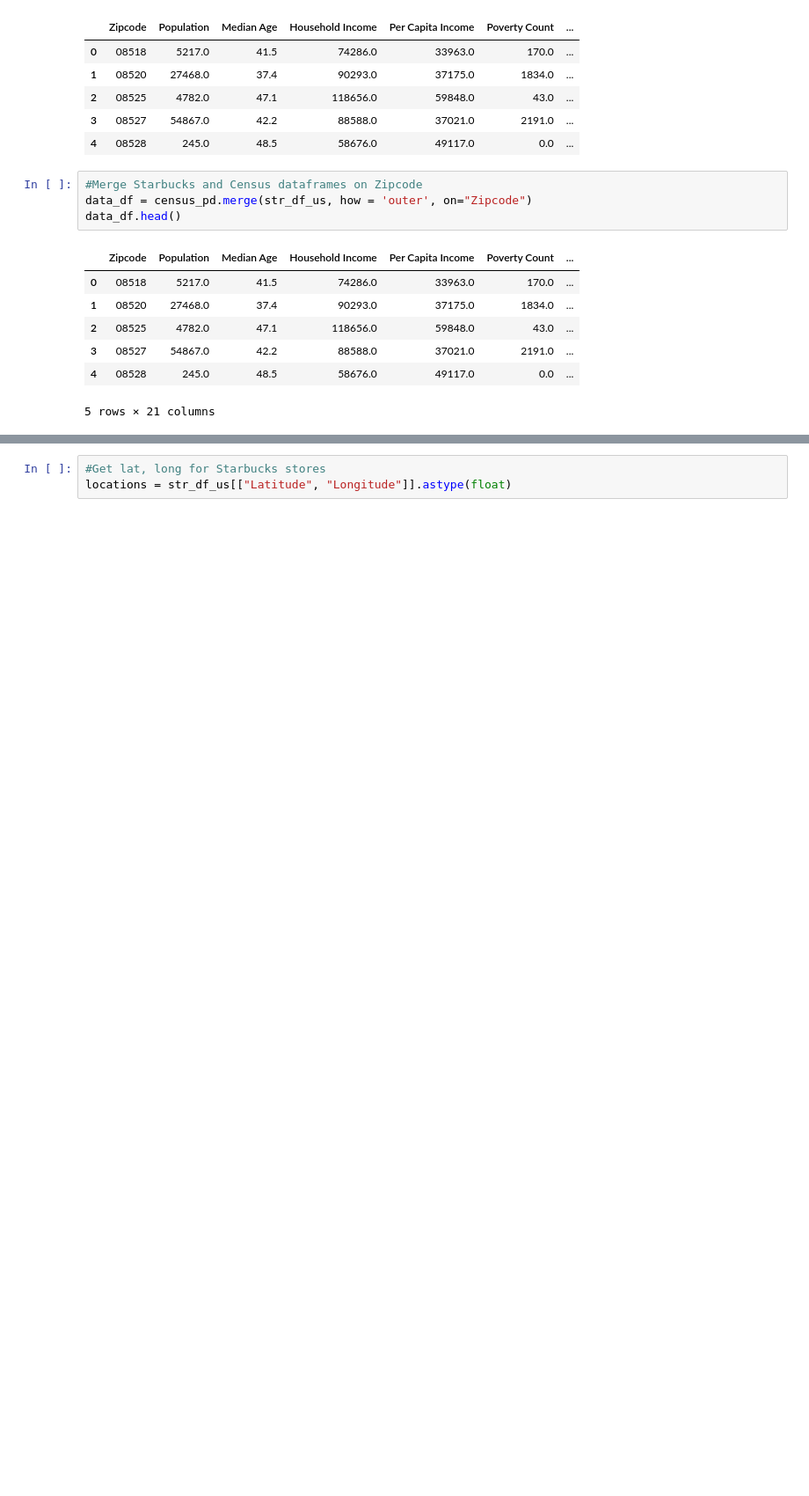
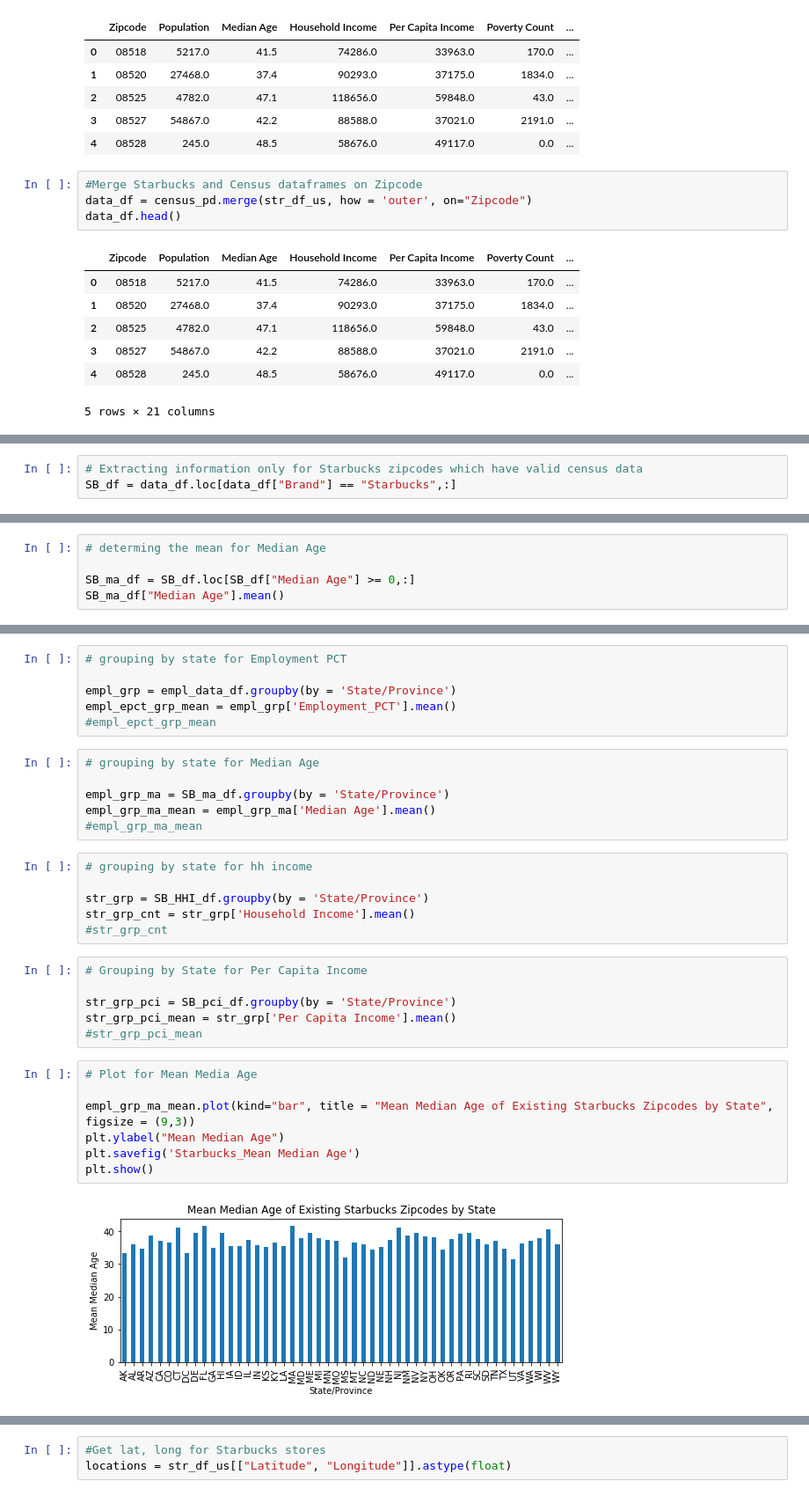
Before and after one commit to renju-zacharia/datascience_project1, a Jupyter notebook: Starbucks.ipynb, the cells around one changed output, grey strips where cells are left out. Shown at 88% size. Drawn from its saved outputs; the diff is of its cells as text; blank space fills up the shorter version.

```diff
--- a/Starbucks.ipynb
+++ b/Starbucks.ipynb
@@ -164,0 +178,3 @@ data_df.head()
+# %%
+# Extracting information only for Starbucks zipcodes which have valid census data
+SB_df = data_df.loc[data_df["Brand"] == "Starbucks",:]
@@ -164,0 +196,5 @@ data_df.head()
+# %%
+# determing the mean for Median Age
+
+SB_ma_df = SB_df.loc[SB_df["Median Age"] >= 0,:]
+SB_ma_df["Median Age"].mean()
@@ -164,0 +210,33 @@ data_df.head()
+# %%
+# grouping by state for Employment PCT
+
+empl_grp = empl_data_df.groupby(by = 'State/Province')
+empl_epct_grp_mean = empl_grp['Employment_PCT'].mean()
+#empl_epct_grp_mean
+# %%
+# grouping by state for Median Age
+
+empl_grp_ma = SB_ma_df.groupby(by = 'State/Province')
+empl_grp_ma_mean = empl_grp_ma['Median Age'].mean()
+#empl_grp_ma_mean
+# %%
+# grouping by state for hh income
+
+str_grp = SB_HHI_df.groupby(by = 'State/Province')
+str_grp_cnt = str_grp['Household Income'].mean()
+#str_grp_cnt
+# %%
+# Grouping by State for Per Capita Income
+
+str_grp_pci = SB_pci_df.groupby(by = 'State/Province')
+str_grp_pci_mean = str_grp['Per Capita Income'].mean()
+#str_grp_pci_mean
+# %%
+# Plot for Mean Media Age
+
+empl_grp_ma_mean.plot(kind="bar", title = "Mean Median Age of Existing Starbucks Zipcodes by State", figsize = (9,3))
+plt.ylabel("Mean Median Age")
+plt.savefig('Starbucks_Mean Median Age')
+plt.show()
+# %% [output]
+[figure, added]
```
Also changed, not shown: parts of 44 cells of this notebook.
